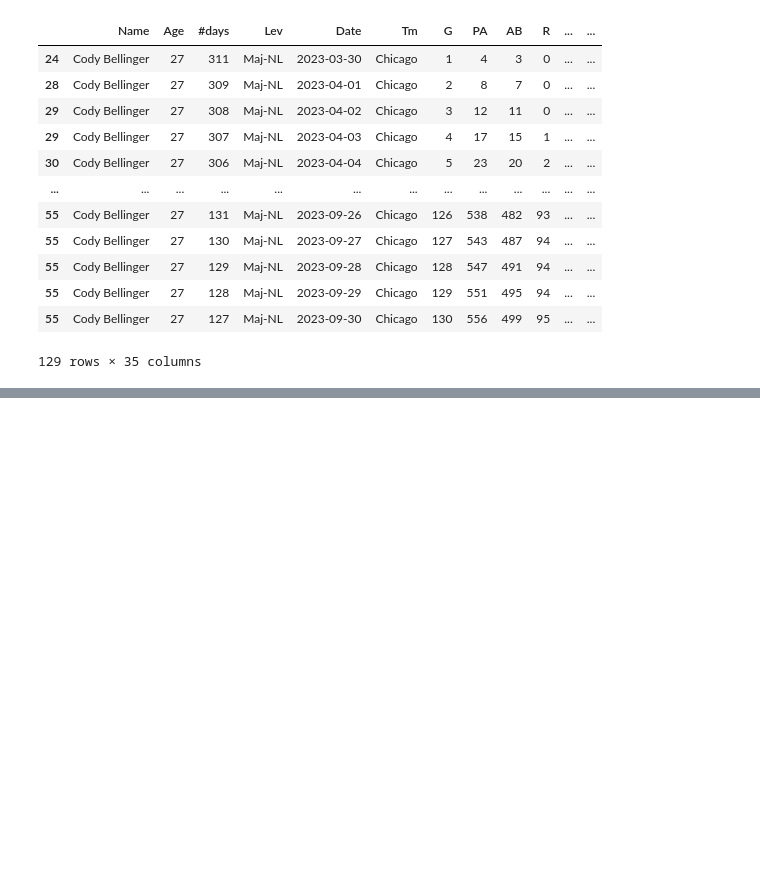
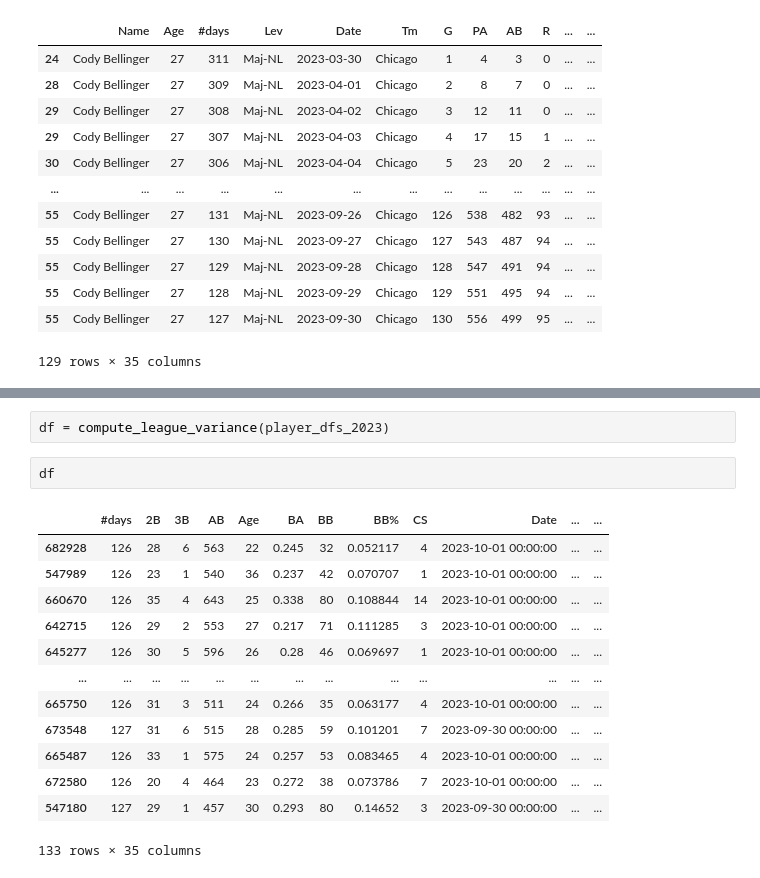
Before and after one commit to Lil-Crouton/baseball-stat-stability, a Jupyter notebook: analysis.ipynb, the cells around one changed output, grey strips where cells are left out. Cells and saved outputs as stored; diff of their text form; blank space fills up the shorter version.

```diff
--- a/analysis.ipynb
+++ b/analysis.ipynb
@@ -109,0 +68,18 @@ stability[641355]
+# %%
+df = compute_league_variance(player_dfs_2023)
+# %%
+df
+# %% [output]
+|  | #days | 2B | 3B | AB | Age | BA | BB | BB% | CS | Date | ... | ... |
+| 682928 | 126 | 28 | 6 | 563 | 22 | 0.245 | 32 | 0.052117 | 4 | 2023-10-01 00:00:00 | ... | ... |
+| 547989 | 126 | 23 | 1 | 540 | 36 | 0.237 | 42 | 0.070707 | 1 | 2023-10-01 00:00:00 | ... | ... |
+| 660670 | 126 | 35 | 4 | 643 | 25 | 0.338 | 80 | 0.108844 | 14 | 2023-10-01 00:00:00 | ... | ... |
+| 642715 | 126 | 29 | 2 | 553 | 27 | 0.217 | 71 | 0.111285 | 3 | 2023-10-01 00:00:00 | ... | ... |
+| 645277 | 126 | 30 | 5 | 596 | 26 | 0.28 | 46 | 0.069697 | 1 | 2023-10-01 00:00:00 | ... | ... |
+| ... | ... | ... | ... | ... | ... | ... | ... | ... | ... | ... | ... | ... |
+| 665750 | 126 | 31 | 3 | 511 | 24 | 0.266 | 35 | 0.063177 | 4 | 2023-10-01 00:00:00 | ... | ... |
+| 673548 | 127 | 31 | 6 | 515 | 28 | 0.285 | 59 | 0.101201 | 7 | 2023-09-30 00:00:00 | ... | ... |
+| 665487 | 126 | 33 | 1 | 575 | 24 | 0.257 | 53 | 0.083465 | 4 | 2023-10-01 00:00:00 | ... | ... |
+| 672580 | 126 | 20 | 4 | 464 | 23 | 0.272 | 38 | 0.073786 | 7 | 2023-10-01 00:00:00 | ... | ... |
+| 547180 | 127 | 29 | 1 | 457 | 30 | 0.293 | 80 | 0.14652 | 3 | 2023-09-30 00:00:00 | ... | ... |
+133 rows × 35 columns
```
Also changed, not shown: parts of 21 cells of this notebook.
